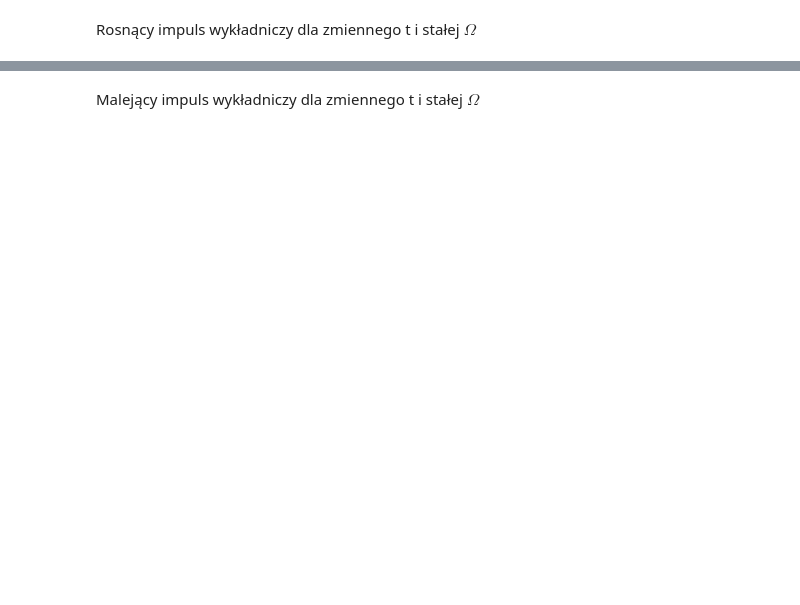
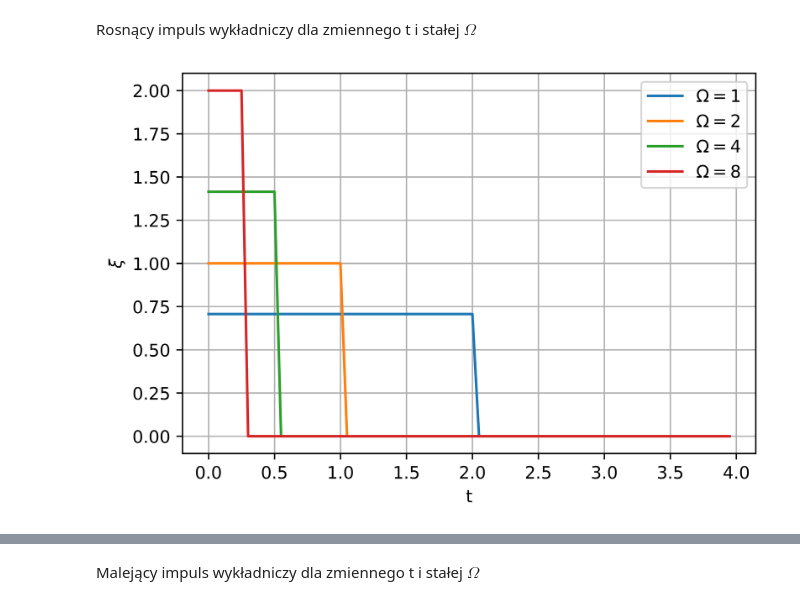
Before and after one commit to Kubabob/pracownia_rotacyjna, a Jupyter notebook: impulsy.ipynb, the cells around one changed output, grey strips where cells are left out. Cells and saved outputs as stored; diff of their text form; code cells hidden in the pictures; blank space fills up the shorter version.

```diff
--- a/impulsy.ipynb
+++ b/impulsy.ipynb
@@ -10,6 +13,24 @@ def S_k(p):
         return 0
     else:
         return -(1-p)*np.log(1-p) - p*np.log(p)
+# %%
+t_space = np.arange(0,4,0.05)
+
+def impulsProstokatny(omega_list: list):
+    plt.figure(figsize=(6,4))
+    for omega in omega_list:
+        plt.plot(t_space, [np.sqrt(omega/2) if 0 <= t <= 2/omega else 0 for t in t_space ], label=r'$\Omega={}$'.format(omega))
+    plt.grid()
+    plt.legend()
+    plt.xlabel('t')
+    plt.ylabel(r'$\xi$')
+    #plt.title('impuls prostokatny')
+    plt.show()
+    #plt.savefig(f'./graphics/impulsy/prostokatny', dpi=300)
+
+impulsProstokatny([1, 2, 4, 8])
+# %% [output]
+[figure, added]
 # %%
 t_space = np.arange(-4,0.05,0.05)
 
```
Also changed, not shown: parts of 4 cells of this notebook, 12 other files.
